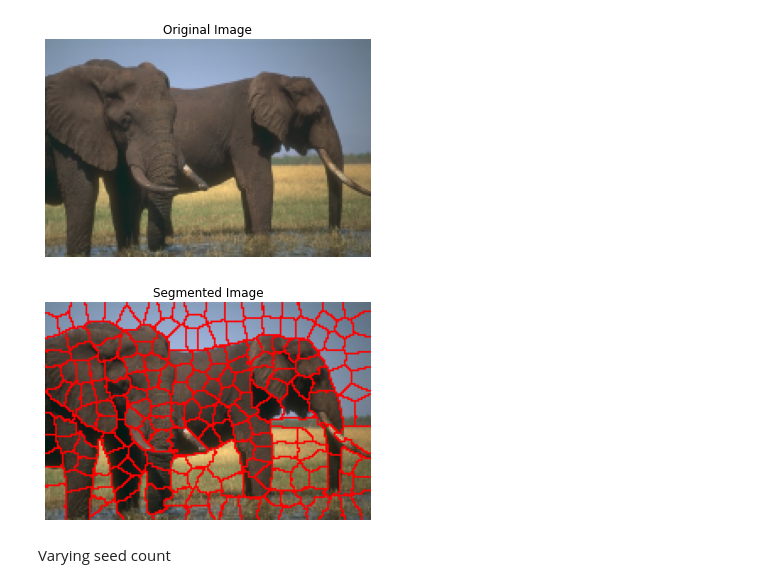
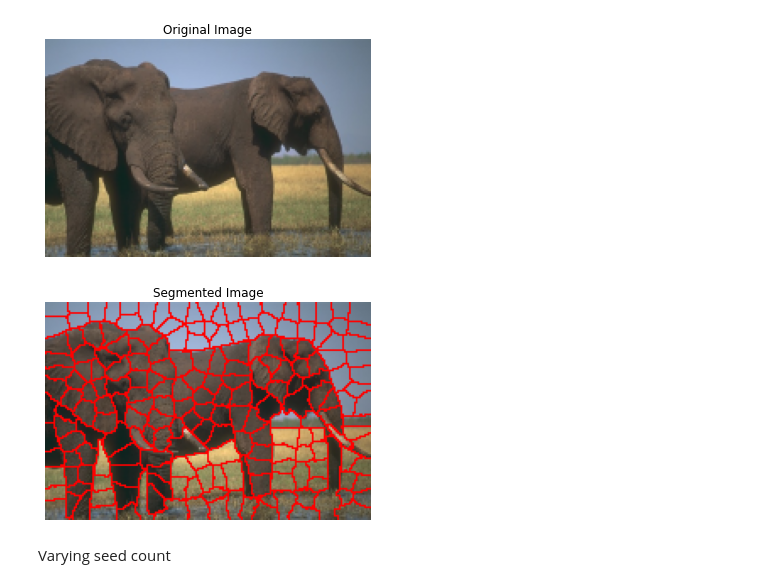
Before and after one commit to ishaanshah/lrw_superpixel, a Jupyter notebook: experiments.ipynb, the cells around one changed output. Cells and saved outputs as stored; diff of their text form; code cells hidden in the pictures.

```diff
--- a/experiments.ipynb
+++ b/experiments.ipynb
@@ -13,7 +13,7 @@ from src.lrw import generate_seeds, energy_opt
 nsp = 200 # Num of seed points
 thres = 1.35 # Threshold for split
 beta = 30 # Gaussian parameter
-alpha = 0.992 # Lazy parameter
+alpha = 0.9992 # Lazy parameter
 niters_max = 10 # Limit for the number of iterations
 # %%
 img = cv2.cvtColor(cv2.imread("./images/test.jpg"),cv2.COLOR_BGR2RGB)
@@ -35,26 +35,22 @@ plt.axis('off');
 # %%
 seeds = generate_seeds(nsp, im2double(gray_img/255))
 res, seeds, iters = energy_opt(orig_img.copy(), seeds, alpha, nsp, niters_max, beta, thres)
 bmap = seg2bmap(res,Y,X)
 idx = np.nonzero(bmap>0)
 
-bmapOnImg = img
-temp = img[:,:,0]
-temp[idx] = 1
-bmapOnImg[:,:,0] = temp
-if Z==3:
-    temp=img[:,:,1]
-    temp[idx]=0
-    bmapOnImg[:,:,1] = temp
-    temp=img[:,:,2]
-    temp[idx]=0
-    bmapOnImg[:,:,2] = temp
+bmap_on_img = orig_img.copy()
+if len(bmap_on_img.shape) == 3:
+    bmap_on_img[idx[0], idx[1], 0] = 255
+    bmap_on_img[idx[0], idx[1], 1] = 0
+    bmap_on_img[idx[0], idx[1], 2] = 0
+else:
+    bmap_on_img[idx[0], idx[1]] = 0
 
-plt.imshow(bmapOnImg)
+plt.imshow(bmap_on_img)
 plt.title("Segmented Image")
 plt.axis('off');
 # %% [output]
-[figure, old version]
+[figure, new version]
 # %% [markdown]
 Varying seed count
 # %%
```
Also changed, not shown: parts of 7 cells of this notebook, 1 other file.
